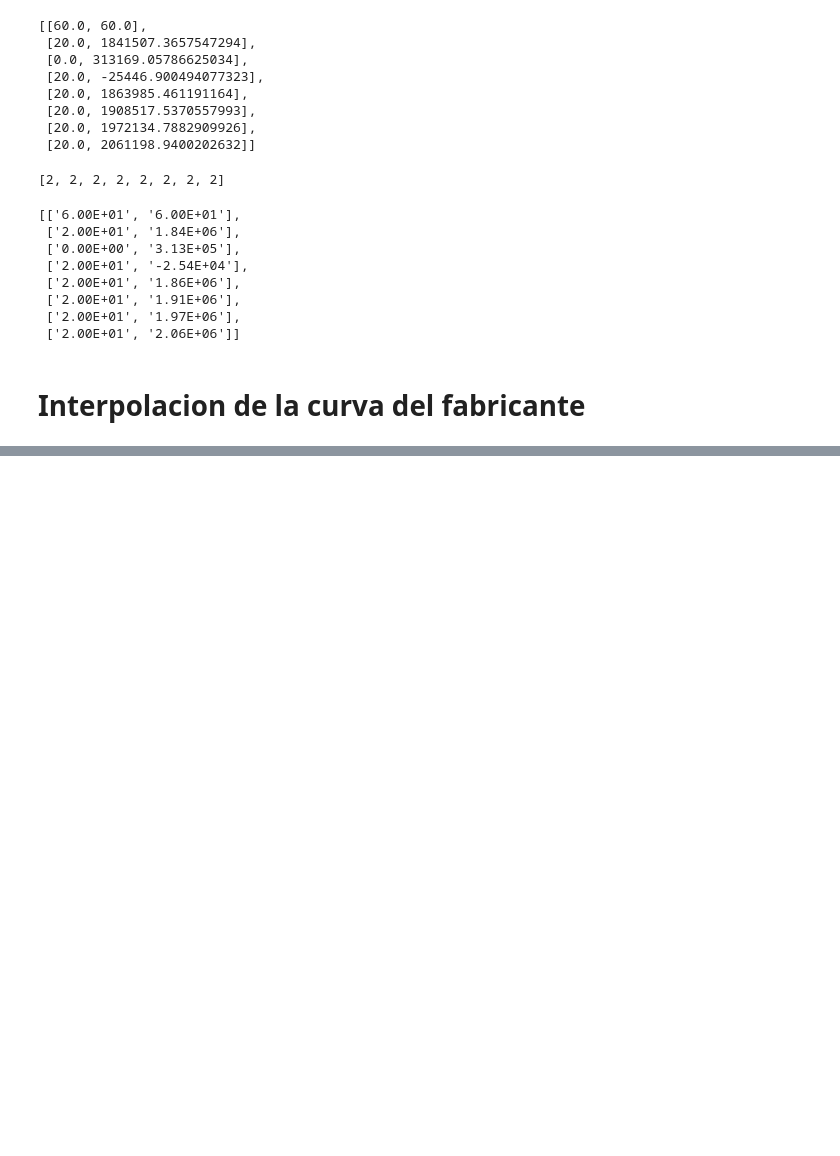
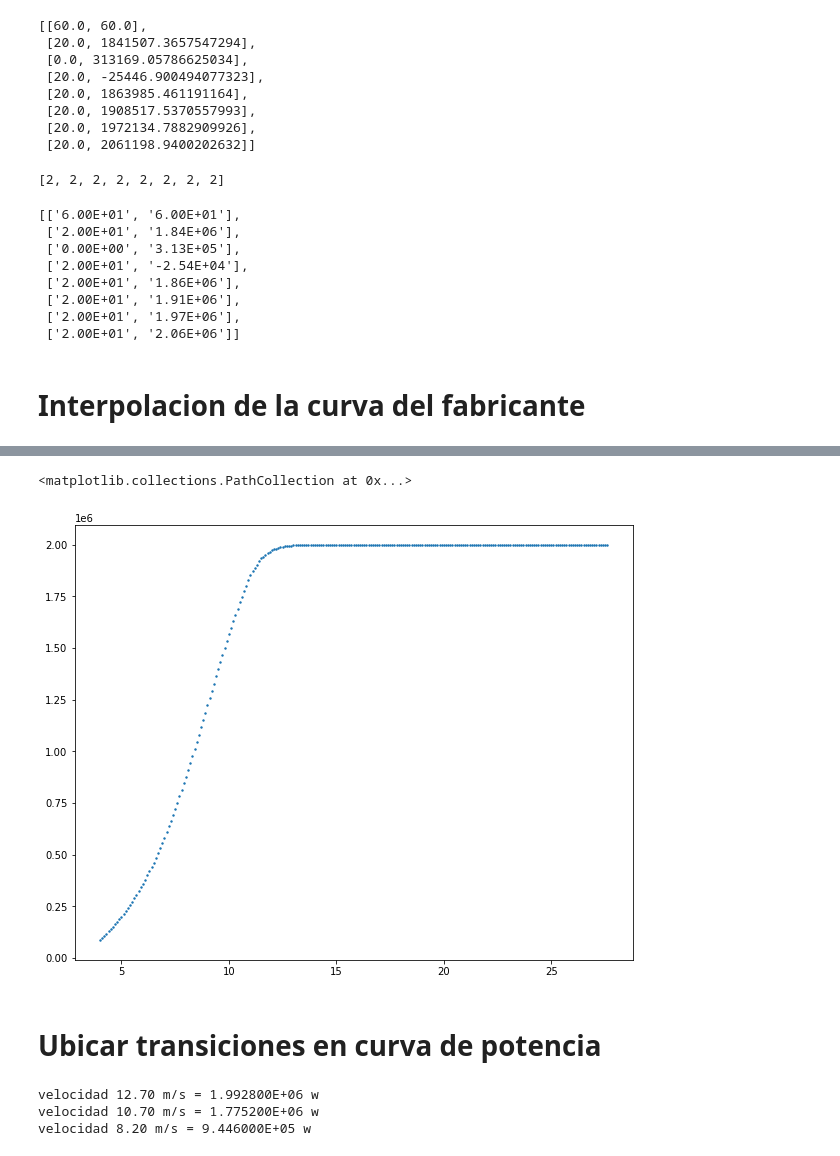
Before and after one commit to fernestomp/githubart2, a Jupyter notebook: main.ipynb, the cells around one changed output, grey strips where cells are left out. Drawn from its saved outputs; the diff is of its cells as text; code cells hidden in the pictures; blank space fills up the shorter version.

```diff
--- a/main.ipynb
+++ b/main.ipynb
@@ -235,0 +238,29 @@ dfMfgCurve.plot()
+# %%
+#crear un df con datos de velocidad de viento calculadas con range
+#y una fila pw de nan's para despues llenar esa fila con los datos de potencia
+#aqui solo crea el df sin interpolar
+rango_vViento =list(np.round(np.arange(0.1,27.7,0.1),decimals=1)) #para el indice de vv
+dfMfgCurve_interp = pd.DataFrame(data = {'pw': np.nan}, index =rango_vViento)
+#con el indice de las velocidades de viento que existen, voy a copiar las potencias que existen
+#al dataframe a interpolar
+for i in dfMfgCurve.index:
+    dfMfgCurve_interp[dfMfgCurve_interp.index == i] = dfMfgCurve.loc[i].pw
+#interpolando
+dfMfgCurve_interp.interpolate(method='linear',inplace=True )
+# %%
+plt.figure(figsize=(10,8))
+plt.scatter(dfMfgCurve_interp.index,dfMfgCurve_interp.pw,s=2)
+# %% [output]
+<matplotlib.collections.PathCollection at 0x...>
+[figure, added]
+# %% [markdown]
+# Ubicar transiciones en curva de potencia
+# %%
+#velocidad 12.7
+lista_vel=[12.7,10.7,8.2]
+for i in lista_vel:
+    print('velocidad %.2f m/s = %E w'% (i,dfMfgCurve_interp.loc[i].pw))
+# %% [output]
+velocidad 12.70 m/s = 1.992800E+06 w
+velocidad 10.70 m/s = 1.775200E+06 w
+velocidad 8.20 m/s = 9.446000E+05 w
```
Also changed, not shown: parts of 3 cells of this notebook.
